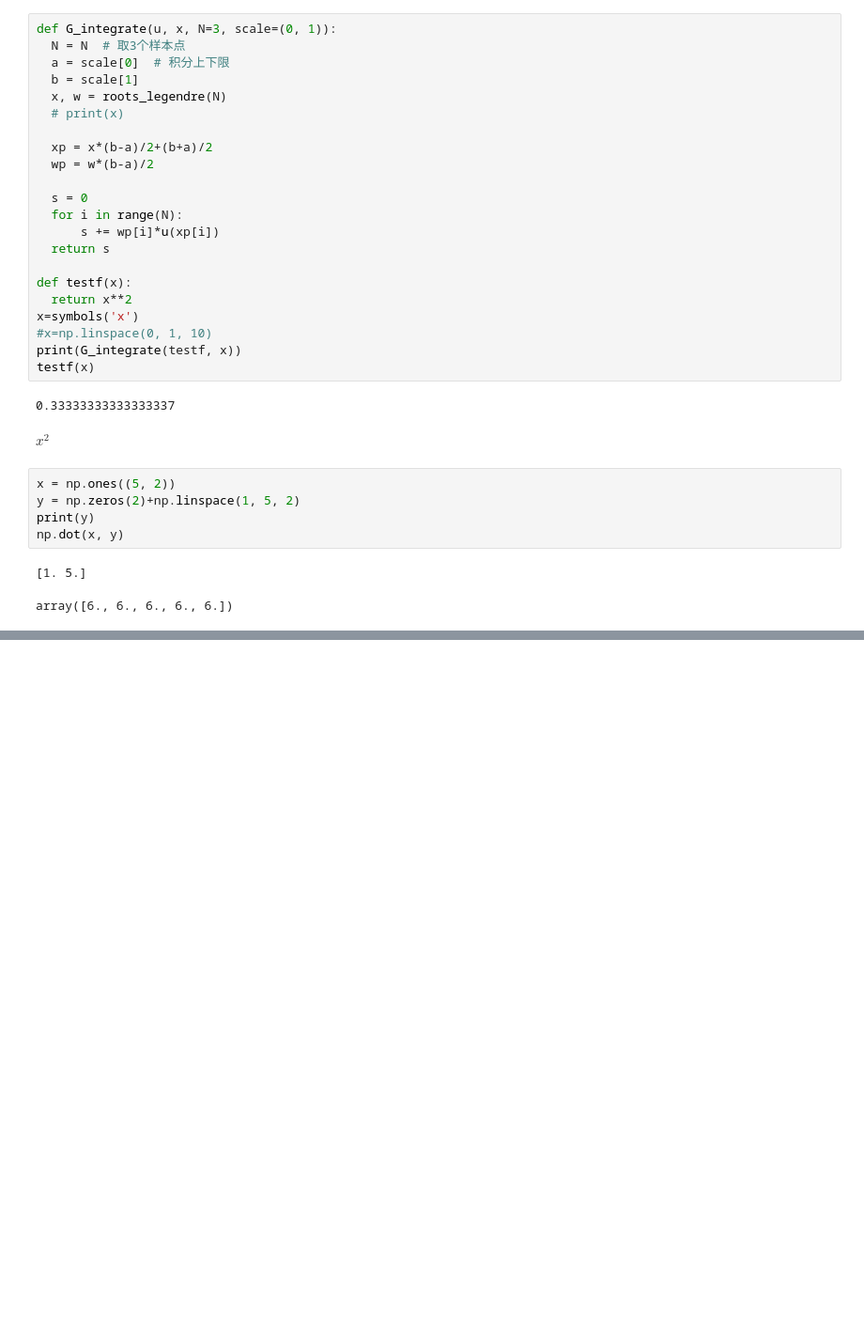
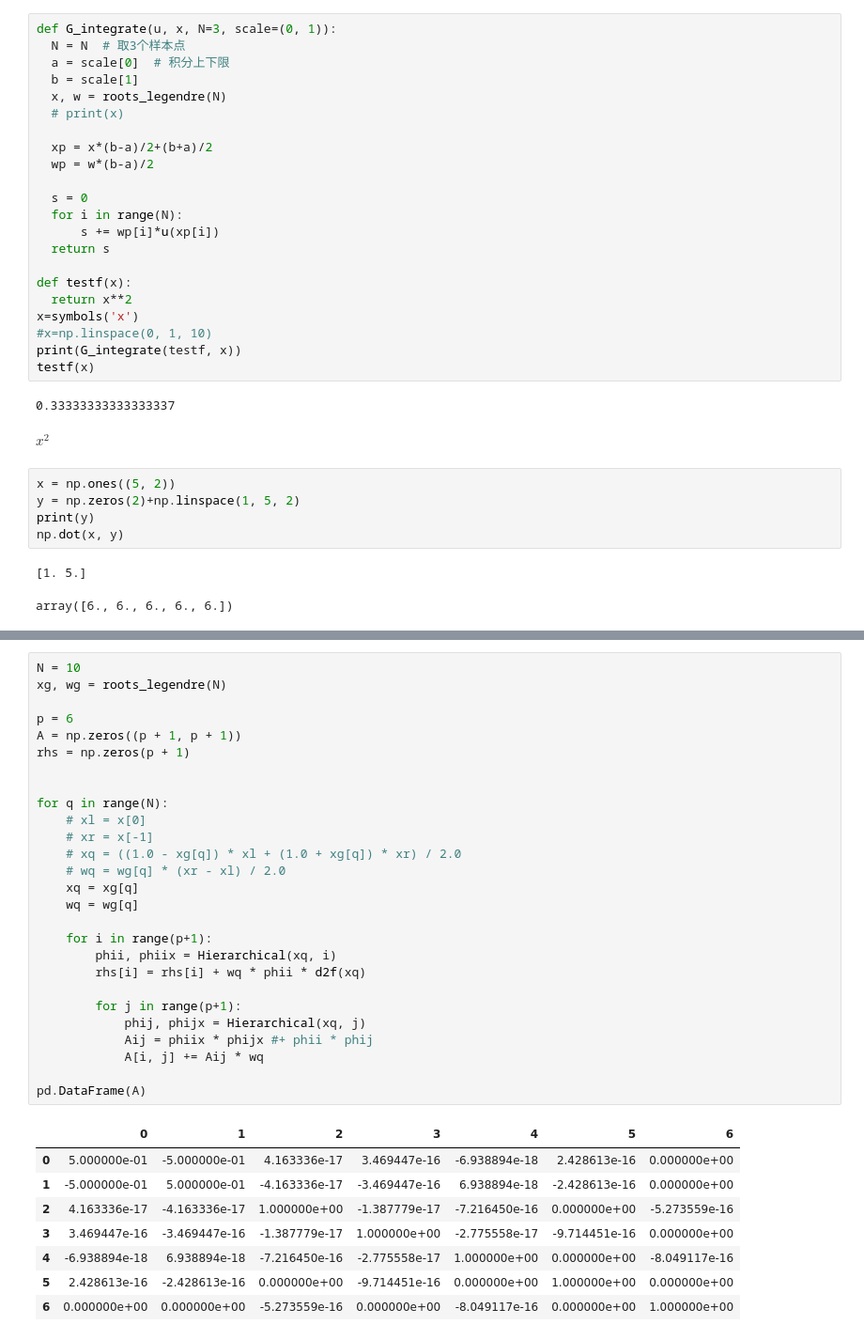
Before and after one commit to Xiaosen9807/FEM, a Jupyter notebook: Question1.ipynb, the cells around one changed output, grey strips where cells are left out. Shown: that part at 94% size. Cells and saved outputs as stored; diff of their text form; blank space fills up the shorter version.

```diff
--- a/Question1.ipynb
+++ b/Question1.ipynb
@@ -679,0 +699,36 @@ for i in range(6):
+# %%
+N = 10
+xg, wg = roots_legendre(N)
+
+p = 6
+A = np.zeros((p + 1, p + 1))
+rhs = np.zeros(p + 1)
+
+
+for q in range(N):
+    # xl = x[0]
+    # xr = x[-1]
+    # xq = ((1.0 - xg[q]) * xl + (1.0 + xg[q]) * xr) / 2.0
+    # wq = wg[q] * (xr - xl) / 2.0
+    xq = xg[q]
+    wq = wg[q]
+
+    for i in range(p+1):
+        phii, phiix = Hierarchical(xq, i)
+        rhs[i] = rhs[i] + wq * phii * d2f(xq)
+
+        for j in range(p+1):
+            phij, phijx = Hierarchical(xq, j)
+            Aij = phiix * phijx #+ phii * phij
+            A[i, j] += Aij * wq
+
+pd.DataFrame(A)
+# %% [output]
+|  | 0 | 1 | 2 | 3 | 4 | 5 | 6 |
+| 0 | 5.000000e-01 | -5.000000e-01 | 4.163336e-17 | 3.469447e-16 | -6.938894e-18 | 2.428613e-16 | 0.000000e+00 |
+| 1 | -5.000000e-01 | 5.000000e-01 | -4.163336e-17 | -3.469447e-16 | 6.938894e-18 | -2.428613e-16 | 0.000000e+00 |
+| 2 | 4.163336e-17 | -4.163336e-17 | 1.000000e+00 | -1.387779e-17 | -7.216450e-16 | 0.000000e+00 | -5.273559e-16 |
+| 3 | 3.469447e-16 | -3.469447e-16 | -1.387779e-17 | 1.000000e+00 | -2.775558e-17 | -9.714451e-16 | 0.000000e+00 |
+| 4 | -6.938894e-18 | 6.938894e-18 | -7.216450e-16 | -2.775558e-17 | 1.000000e+00 | 0.000000e+00 | -8.049117e-16 |
+| 5 | 2.428613e-16 | -2.428613e-16 | 0.000000e+00 | -9.714451e-16 | 0.000000e+00 | 1.000000e+00 | 0.000000e+00 |
+| 6 | 0.000000e+00 | 0.000000e+00 | -5.273559e-16 | 0.000000e+00 | -8.049117e-16 | 0.000000e+00 | 1.000000e+00 |
```
Also changed, not shown: parts of 6 cells of this notebook, 7 other files.
